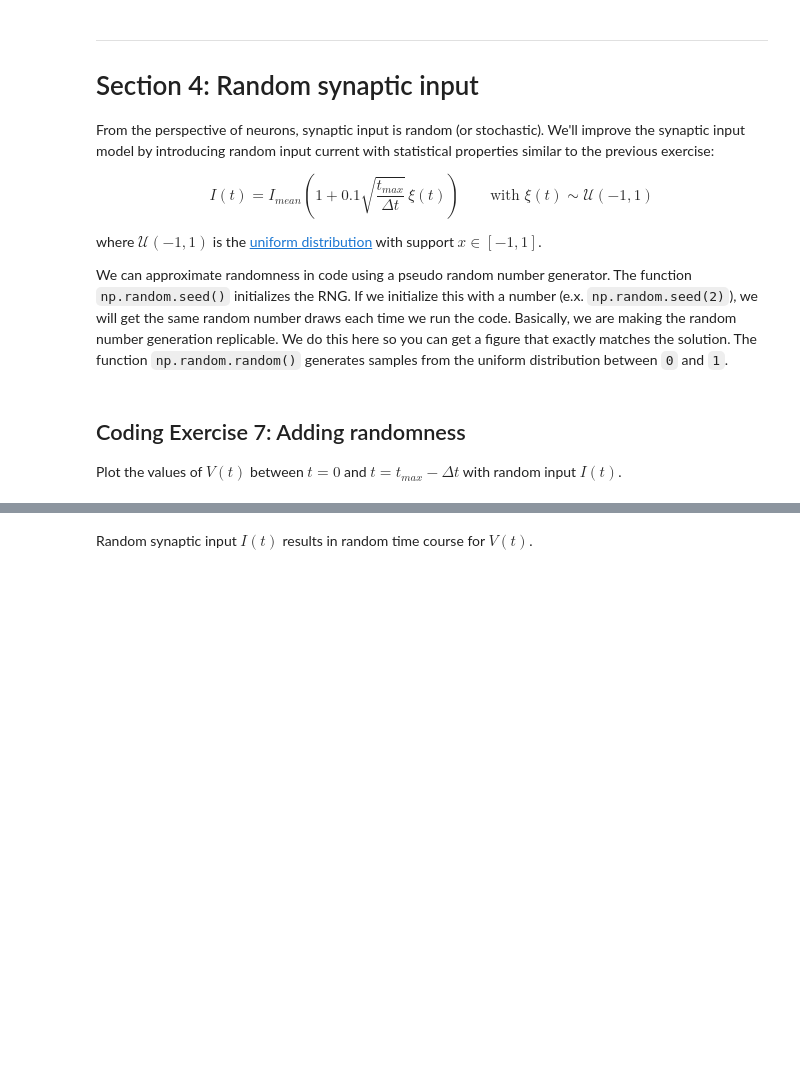
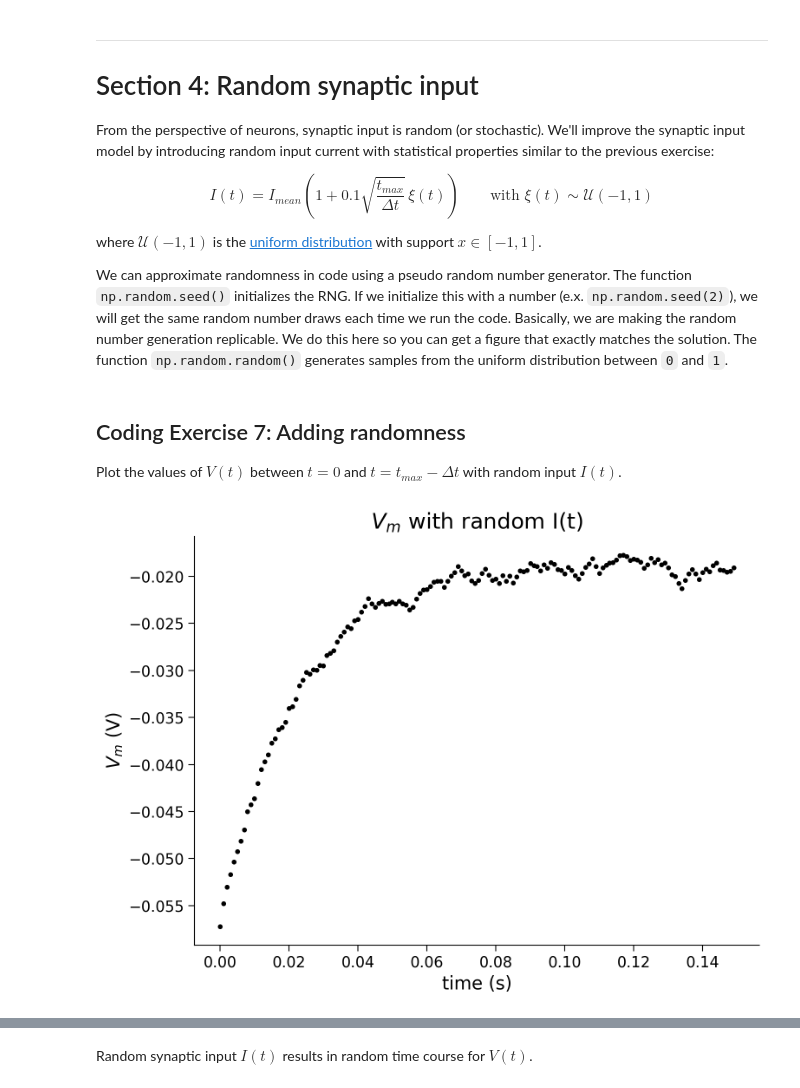
Before and after one commit to moumengabir/COGS108_Repo, a Jupyter notebook: tutorials/W0D1_PythonWorkshop1/student/W0D1_Tutorial1.ipynb, the cells around one changed output, grey strips where cells are left out. Cells and saved outputs as stored; diff of their text form; code cells hidden in the pictures; blank space fills up the shorter version.

```diff
--- a/tutorials/W0D1_PythonWorkshop1/student/W0D1_Tutorial1.ipynb
+++ b/tutorials/W0D1_PythonWorkshop1/student/W0D1_Tutorial1.ipynb
@@ -788,7 +819,7 @@ Plot the values of $V(t)$ between $t=0$ and $t=t_{max}-\Delta t$ with random inp
 #################################################
 ## TODO for students: fill out code to get random input ##
 # Fill out code and comment or remove the next line
-raise NotImplementedError("Student exercise: You need to fill out random input code")
+#raise NotImplementedError("Student exercise: You need to fill out random input code")
 #################################################
 
 # Set random number generator
@@ -797,34 +828,36 @@ np.random.seed(2020)
 # Initialize step_end and v
 step_end = int(t_max / dt)
 v = el
 
 # Initialize the figure
 plt.figure()
 plt.title('$V_m$ with random I(t)')
 plt.xlabel('time (s)')
 plt.ylabel('$V_m$ (V)')
 
 # loop for step_end steps
 for step in range(step_end):
 
   # Compute value of t
   t = step * dt
 
   # Get random number in correct range of -1 to 1 (will need to adjust output of np.random.random)
   random_num = np.random.random()
 
   # Compute value of i at this time step
-  i = ...
+  i = i_mean * (1 + .1*((t_max/dt)**.5)*random_num)
 
   # Compute v
   v = v + dt/tau * (el - v + r*i)
 
   # Plot v (using 'k.' to get even smaller markers)
   plt.plot(t, v, 'k.')
 
 
 # Display plot
 plt.show()
+# %% [output]
+[figure, added]
 # %% [markdown]
 [*Click for solution*](https://github.com/NeuromatchAcademy/precourse/tree/main/tutorials/W0D1_PythonWorkshop1/solutions/W0D1_Tutorial1_Solution_413e2a3c.py)
 
```
Also changed, not shown: parts of 26 cells of this notebook.
